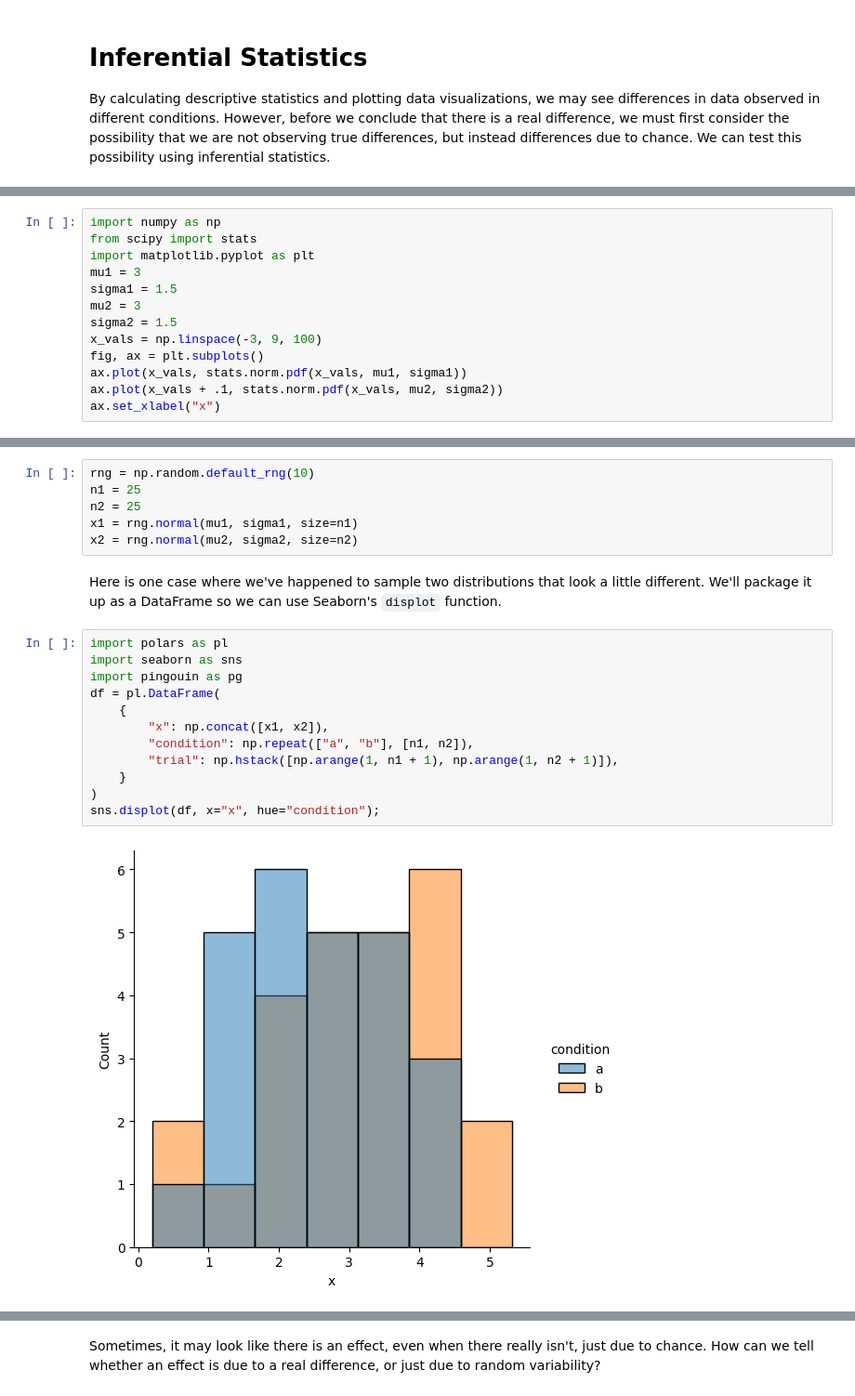
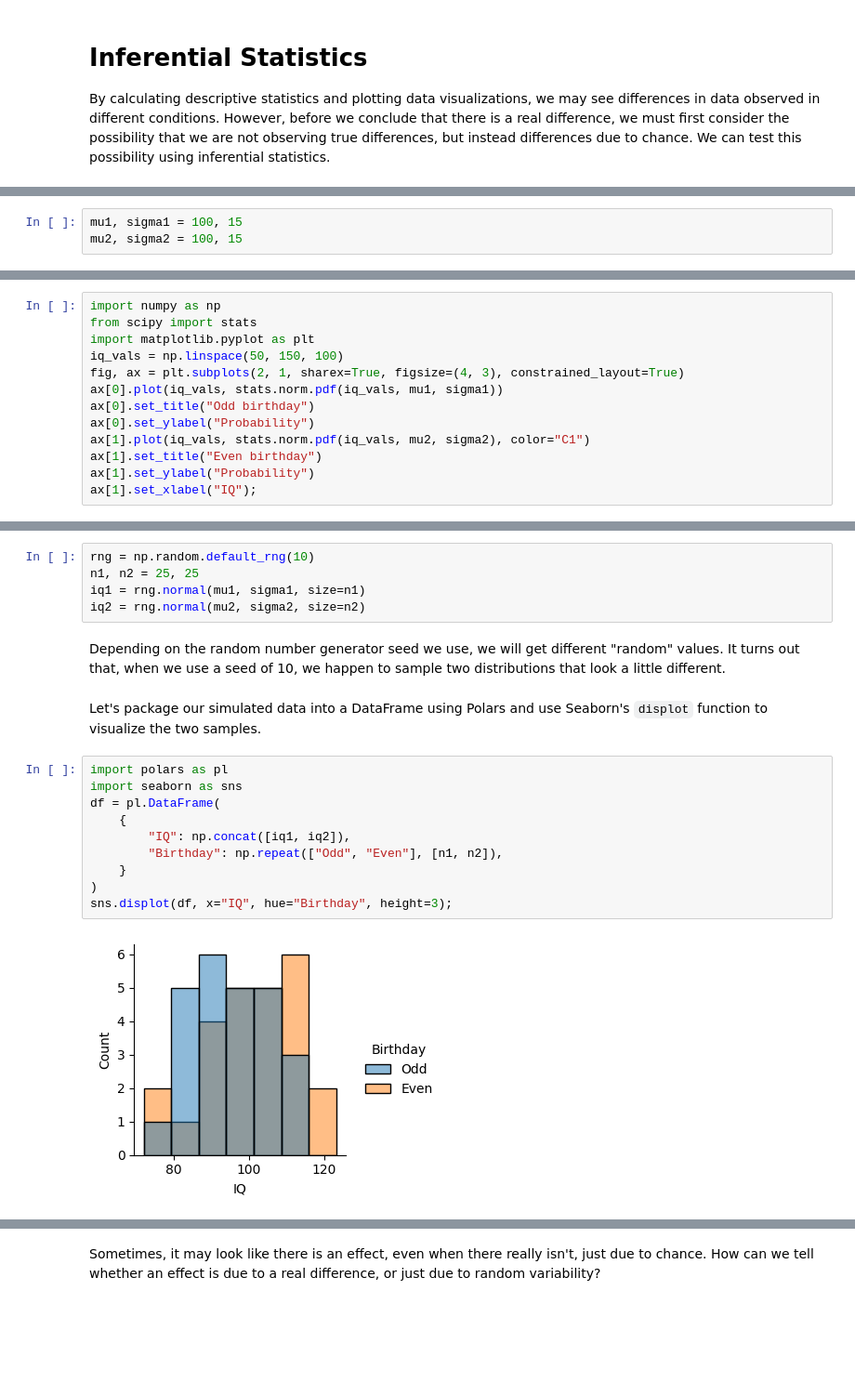
Before and after one commit to mortonne/datascipsych, a Jupyter notebook: assignments/assignment11/inferential_statistics.ipynb, the cells around one changed output, grey strips where cells are left out. Shown at 93% size. Drawn from its saved outputs; the diff is of its cells as text; blank space fills up the shorter version.

```diff
--- a/assignments/assignment11/inferential_statistics.ipynb
+++ b/assignments/assignment11/inferential_statistics.ipynb
@@ -12,0 +13,3 @@ First, we'll use NumPy to generate some random data. We have two simulated condi
+# %%
+mu1, sigma1 = 100, 15
+mu2, sigma2 = 100, 15
@@ -14,13 +19,13 @@ First, we'll use NumPy to generate some random data. We have two simulated condi
 import numpy as np
 from scipy import stats
 import matplotlib.pyplot as plt
-mu1 = 3
-sigma1 = 1.5
-mu2 = 3
-sigma2 = 1.5
-x_vals = np.linspace(-3, 9, 100)
-fig, ax = plt.subplots()
-ax.plot(x_vals, stats.norm.pdf(x_vals, mu1, sigma1))
-ax.plot(x_vals + .1, stats.norm.pdf(x_vals, mu2, sigma2))
-ax.set_xlabel("x")
+iq_vals = np.linspace(50, 150, 100)
+fig, ax = plt.subplots(2, 1, sharex=True, figsize=(4, 3), constrained_layout=True)
+ax[0].plot(iq_vals, stats.norm.pdf(iq_vals, mu1, sigma1))
+ax[0].set_title("Odd birthday")
+ax[0].set_ylabel("Probability")
+ax[1].plot(iq_vals, stats.norm.pdf(iq_vals, mu2, sigma2), color="C1")
+ax[1].set_title("Even birthday")
+ax[1].set_ylabel("Probability")
+ax[1].set_xlabel("IQ");
 # %% [output]
@@ -31,23 +37,22 @@ When we generate samples of `x`, however, we will sometimes end up with a differ
 # %%
 rng = np.random.default_rng(10)
-n1 = 25
-n2 = 25
-x1 = rng.normal(mu1, sigma1, size=n1)
-x2 = rng.normal(mu2, sigma2, size=n2)
+n1, n2 = 25, 25
+iq1 = rng.normal(mu1, sigma1, size=n1)
+iq2 = rng.normal(mu2, sigma2, size=n2)
-# %% [markdown]
-Here is one case where we've happened to sample two distributions that look a little different. We'll package it up as a DataFrame so we can use Seaborn's `displot` function.
+# %% [markdown]
+Depending on the random number generator seed we use, we will get different "random" values. It turns out that, when we use a seed of 10, we happen to sample two distributions that look a little different.
+# %% [markdown]
+Let's package our simulated data into a DataFrame using Polars and use Seaborn's `displot` function to visualize the two samples.
 # %%
 import polars as pl
 import seaborn as sns
-import pingouin as pg
 df = pl.DataFrame(
     {
-        "x": np.concat([x1, x2]),
-        "condition": np.repeat(["a", "b"], [n1, n2]),
-        "trial": np.hstack([np.arange(1, n1 + 1), np.arange(1, n2 + 1)]),
+        "IQ": np.concat([iq1, iq2]),
+        "Birthday": np.repeat(["Odd", "Even"], [n1, n2]),
     }
 )
-sns.displot(df, x="x", hue="condition");
+sns.displot(df, x="IQ", hue="Birthday", height=3);
 # %% [output]
-[figure, old version]
+[figure, new version]
 # %% [markdown]
```
Also changed, not shown: parts of 60 cells of this notebook.
